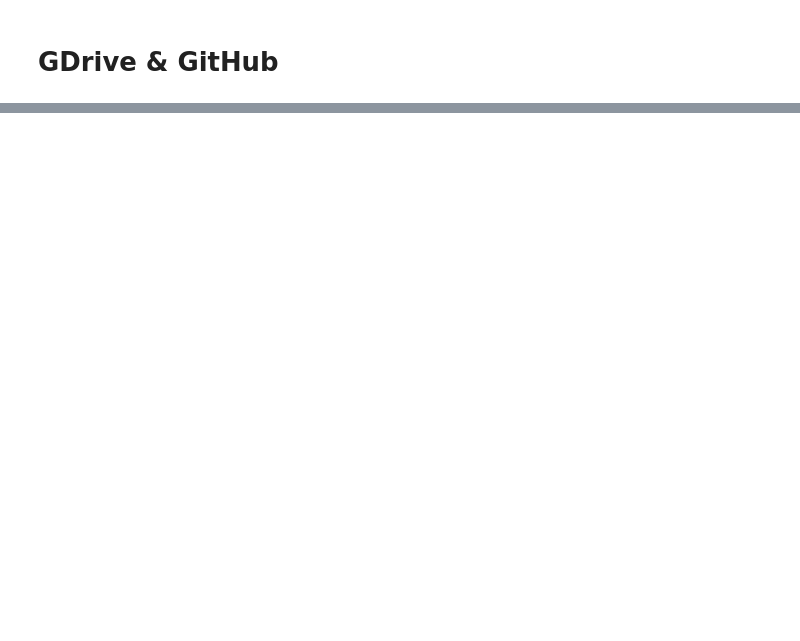
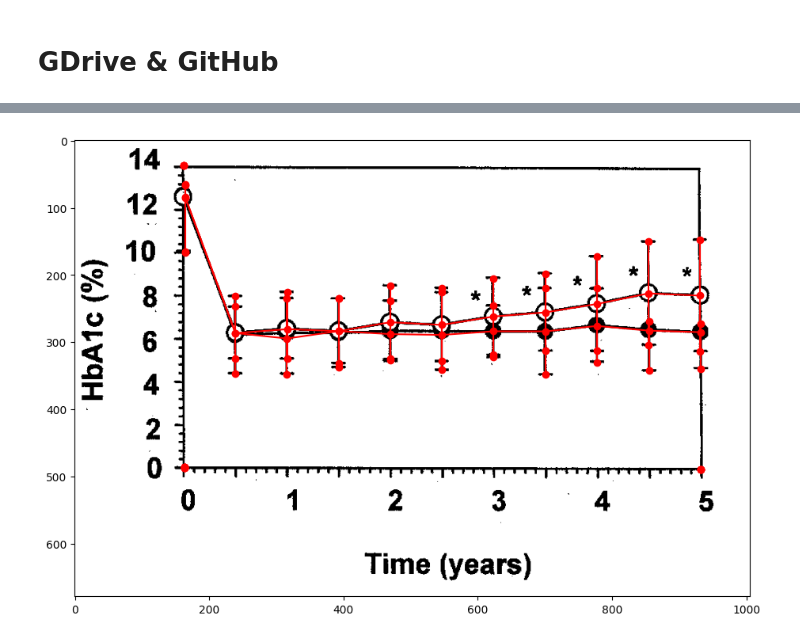
Before and after one commit to roundspecs/error-bar-detection, a Jupyter notebook: notebook.ipynb, the cells around one changed output, grey strips where cells are left out. Saved outputs shown, nothing was run; the diff lists cells and outputs as text; code cells hidden in the pictures; blank space fills up the shorter version.

```diff
--- a/notebook.ipynb
+++ b/notebook.ipynb
@@ -14,0 +52,20 @@ images  labels
+# %%
+def visualize_sample(idx):
+  img = plt.imread(dataset[idx].image_path)
+  fig, ax = plt.subplots(figsize=(img.shape[0]//60, img.shape[1]//60))
+  ax.imshow(img, cmap='gray')
+
+  for line in dataset[idx].lines:
+    x, y = [], []
+    for p in line.points:
+      if p.label == '':
+        x.append(p.x)
+        y.append(p.y)
+      ax.plot([p.x, p.x], [p.y - p.topBarPixelDistance, p.y + p.bottomBarPixelDistance], color='red', marker='o')
+    ax.plot(x, y, color='red', marker='o')
+    # ax.set_axis_off()
+  plt.show()
+
+visualize_sample(29)
+# %% [output]
+[figure, added]
```
Also changed, not shown: parts of 23 cells of this notebook.
